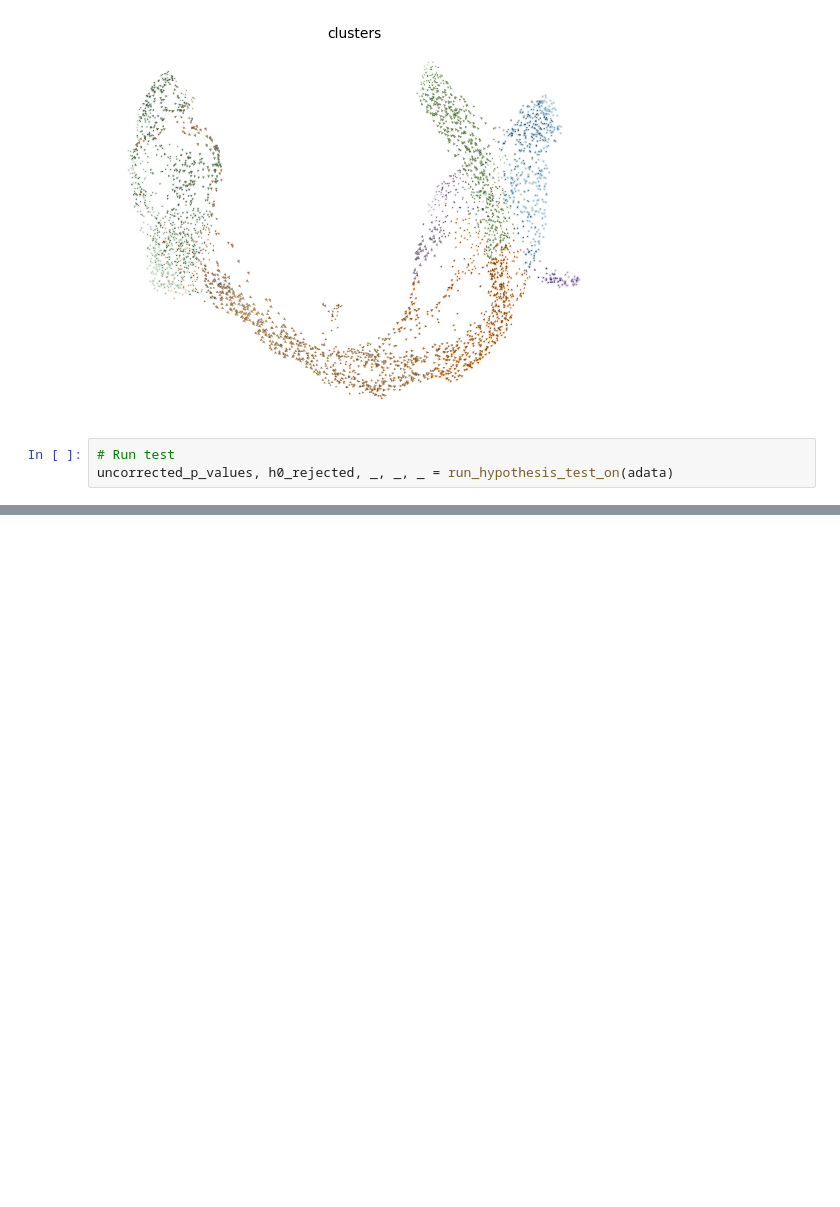
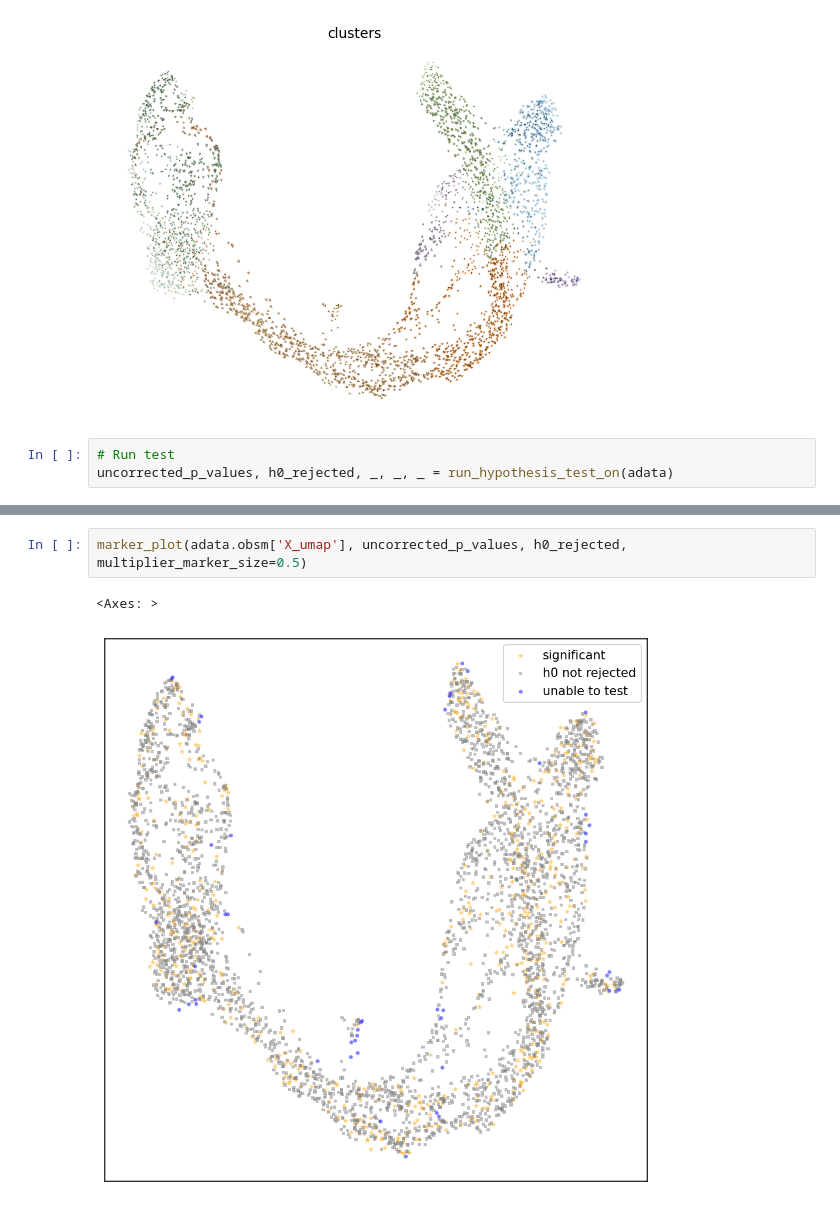
Before and after one commit to mackelab/velocity-hypothesis-test, a Jupyter notebook: notebooks/demo.ipynb, the cells around one changed output, grey strips where cells are left out. Drawn from its saved outputs; the diff is of its cells as text; blank space fills up the shorter version.

```diff
--- a/notebooks/demo.ipynb
+++ b/notebooks/demo.ipynb
@@ -53,3 +50,8 @@ arrow_plot(adata.obsm['X_umap'], adata.obsm['X_umap']+adata.obsm['velocity_umap'
 # %% [output]
 <Axes: >
 [figure]
+# %%
+marker_plot(adata.obsm['X_umap'], uncorrected_p_values, h0_rejected, multiplier_marker_size=0.5)
+# %% [output]
+<Axes: >
+[figure, added]
```
Also changed, not shown: parts of 2 cells of this notebook, 1 other file.
